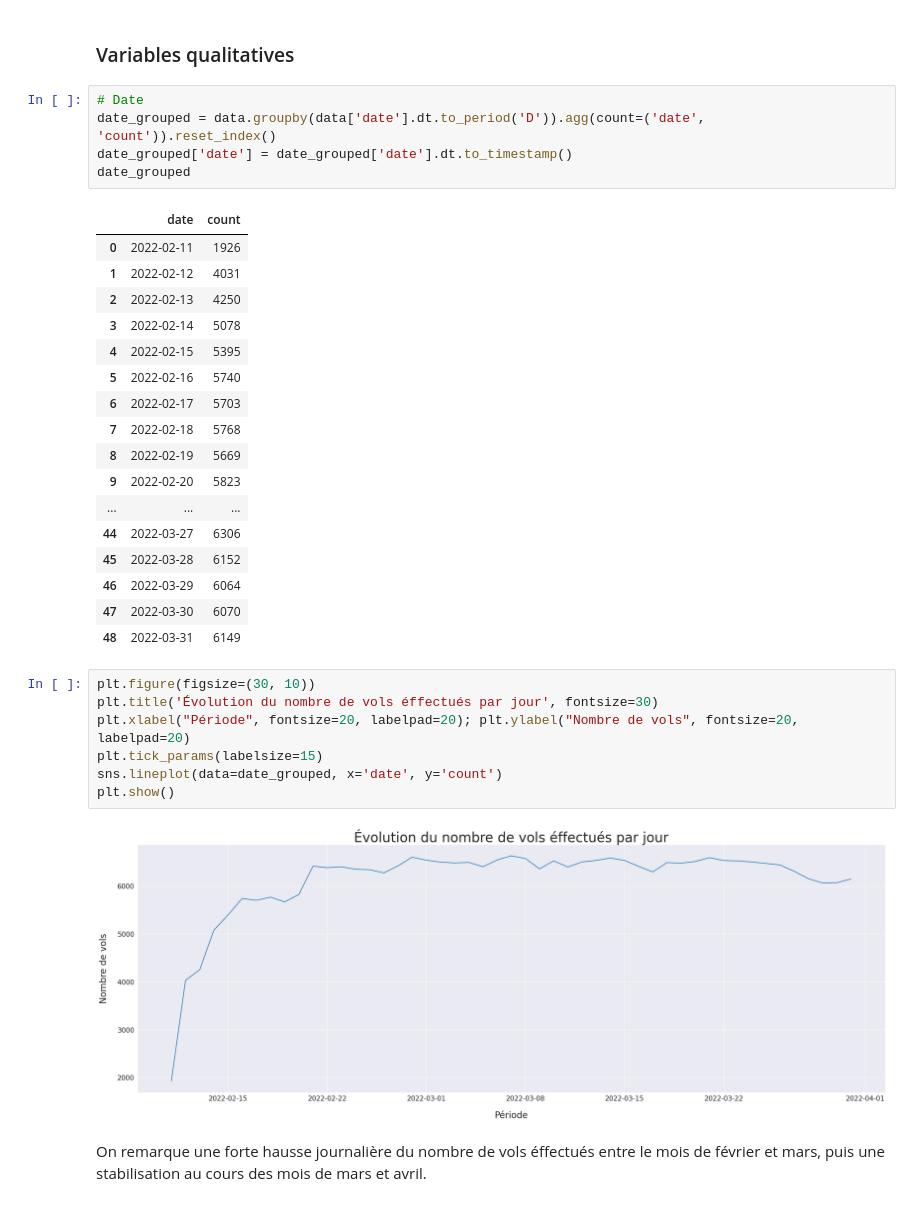
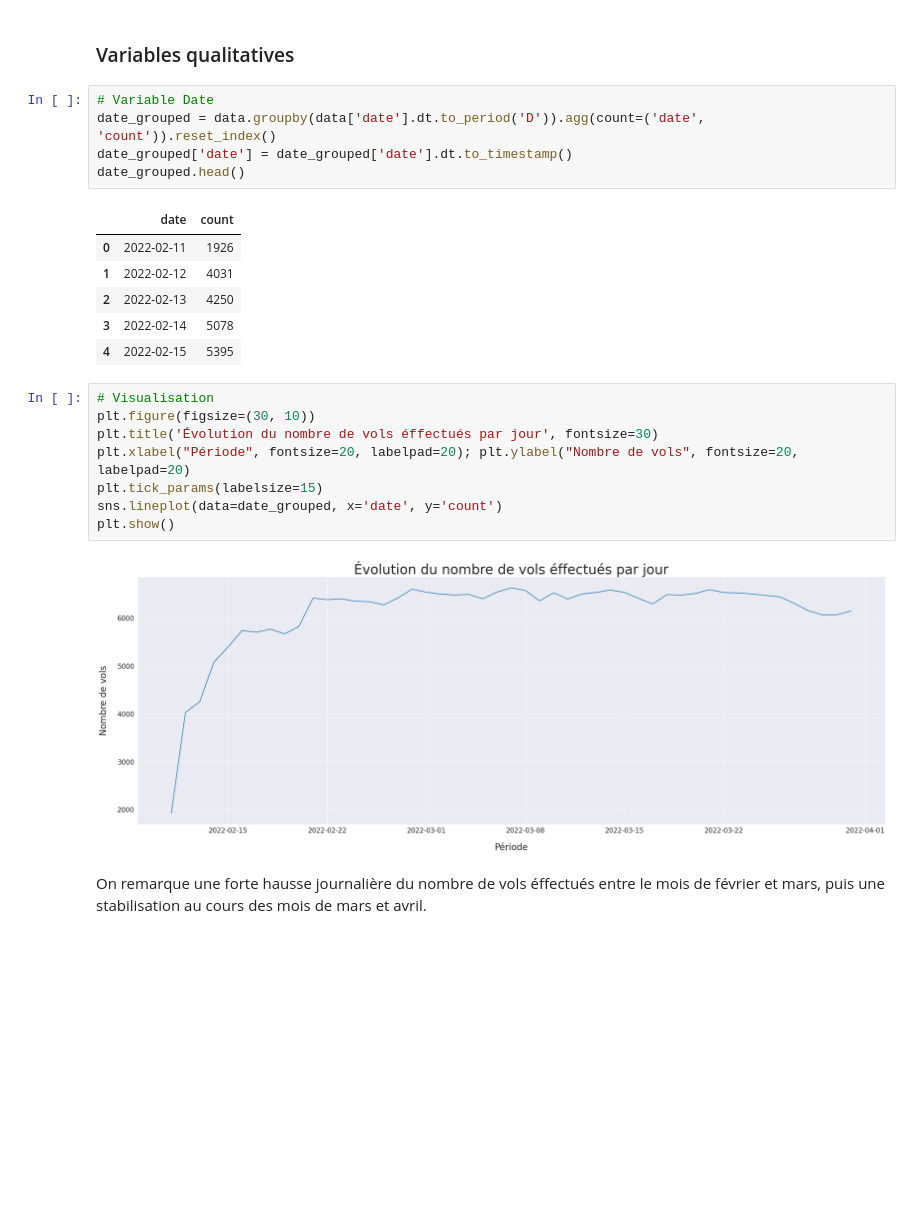
Before and after one commit to chanwinharold/Prevision_du_prix_des_vols, a Jupyter notebook: notebooks/02_exploratory_analysis.ipynb, the cells around one changed output. Drawn from its saved outputs; the diff is of its cells as text; blank space fills up the shorter version.

```diff
--- a/notebooks/02_exploratory_analysis.ipynb
+++ b/notebooks/02_exploratory_analysis.ipynb
@@ -44,29 +44,19 @@ memory usage: 22.9+ MB
 # %% [markdown]
 ### Variables qualitatives
 # %%
-# Date
+# Variable Date
 date_grouped = data.groupby(data['date'].dt.to_period('D')).agg(count=('date', 'count')).reset_index()
 date_grouped['date'] = date_grouped['date'].dt.to_timestamp()
-date_grouped
+date_grouped.head()
 # %% [output]
 |  | date | count |
 | 0 | 2022-02-11 | 1926 |
 | 1 | 2022-02-12 | 4031 |
 | 2 | 2022-02-13 | 4250 |
 | 3 | 2022-02-14 | 5078 |
 | 4 | 2022-02-15 | 5395 |
-| 5 | 2022-02-16 | 5740 |
-| 6 | 2022-02-17 | 5703 |
-| 7 | 2022-02-18 | 5768 |
-| 8 | 2022-02-19 | 5669 |
-| 9 | 2022-02-20 | 5823 |
-| ... | ... | ... |
-| 44 | 2022-03-27 | 6306 |
-| 45 | 2022-03-28 | 6152 |
-| 46 | 2022-03-29 | 6064 |
-| 47 | 2022-03-30 | 6070 |
-| 48 | 2022-03-31 | 6149 |
 # %%
+# Visualisation
 plt.figure(figsize=(30, 10))
 plt.title('Évolution du nombre de vols éffectués par jour', fontsize=30)
 plt.xlabel("Période", fontsize=20, labelpad=20); plt.ylabel("Nombre de vols", fontsize=20, labelpad=20)
```
Also changed, not shown: parts of 28 cells of this notebook.
